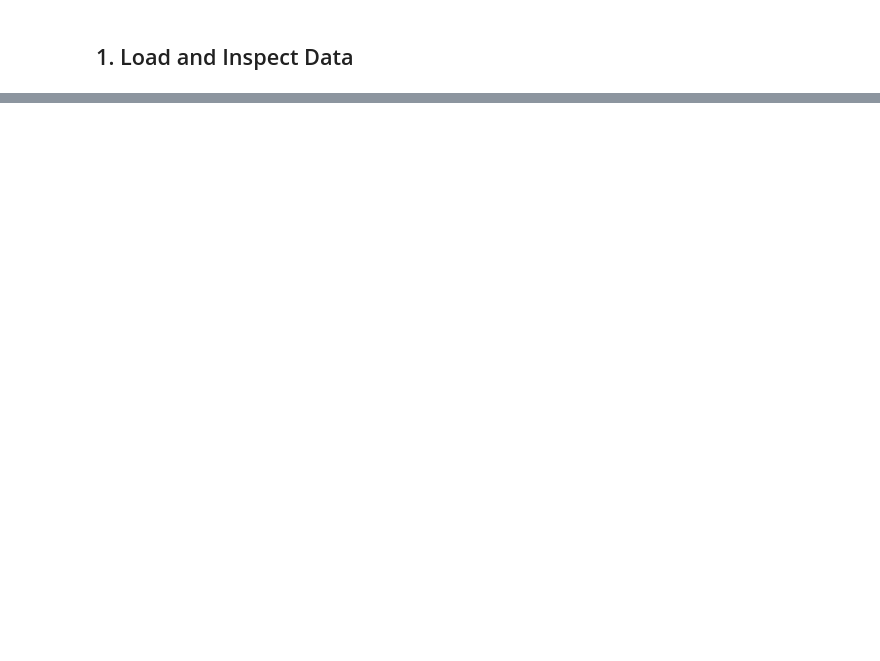
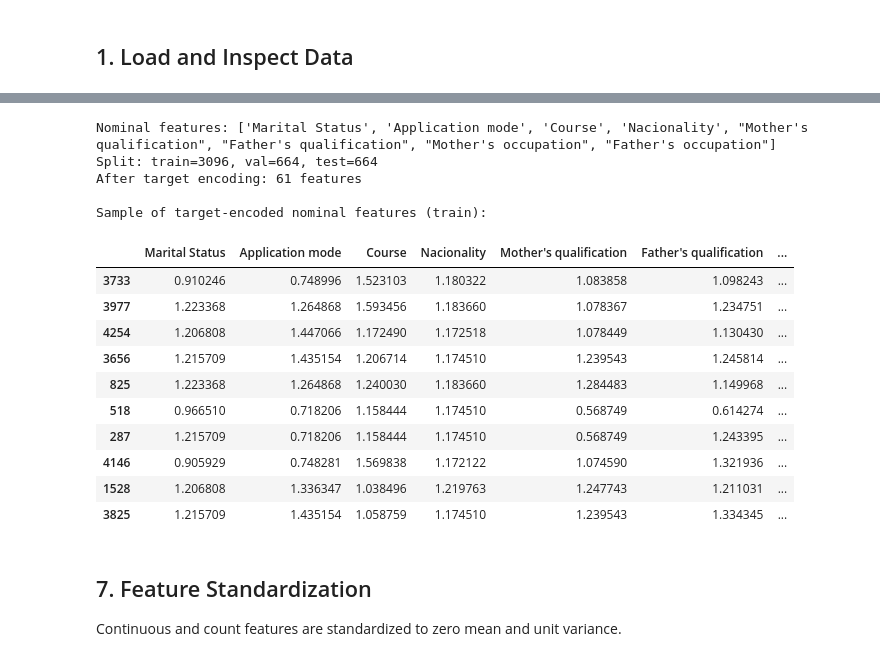
Before and after one commit to pheonix2006/dsaa2011_machine_learning, a Jupyter notebook: notebooks/01_data_preprocessing.ipynb, the cells around one changed output, grey strips where cells are left out. Cells and saved outputs as stored; diff of their text form; code cells hidden in the pictures; blank space fills up the shorter version.

```diff
--- a/notebooks/01_data_preprocessing.ipynb
+++ b/notebooks/01_data_preprocessing.ipynb
@@ -478,0 +346,56 @@ Test saved: features_engineered_test.csv (885 samples)
+# %%
+# Columns to target-encode (high cardinality nominals)
+print(f"Nominal features: {nominal_features}")
+
+from sklearn.model_selection import train_test_split
+from src.feature_engineering import apply_target_encoding_oof, target_encode_column
+
+# Step 1: split into 85% temp + 15% test first
+X_train_val_raw, X_test_raw, y_train_val, y_test = train_test_split(
+    X_full_eng, y, test_size=0.15, random_state=42, stratify=y
+)
+# Step 2: split temp into 70% train + 15% val
+val_ratio = 0.15 / 0.85
+X_train_raw, X_val_raw, y_train, y_val = train_test_split(
+    X_train_val_raw, y_train_val, test_size=val_ratio, random_state=42, stratify=y_train_val
+)
+print(f'Split: train={X_train_raw.shape[0]}, val={X_val_raw.shape[0]}, test={X_test_raw.shape[0]}')
+
+# Step 2: OOF target encoding for train (avoids leakage), full mean on val and test
+X_train_te, X_test_te = apply_target_encoding_oof(
+    X_train_raw, X_test_raw, y_train,
+    columns=nominal_features, n_folds=5, smoothing=10.0
+)
+# Encode val using full training mean
+X_val_te = X_val_raw.copy()
+for col in nominal_features:
+    if col not in X_val_te.columns:
+        continue
+    _, val_enc = target_encode_column(X_train_raw[col], X_val_raw[col], y_train, smoothing=10.0)
+    X_val_te[col] = val_enc.values
+print(f'After target encoding: {X_train_te.shape[1]} features')
+
+# Print nominal features samples after encoding
+print("\nSample of target-encoded nominal features (train):")
+display(X_train_te[nominal_features].head(10))
+# %% [output]
+Nominal features: ['Marital Status', 'Application mode', 'Course', 'Nacionality', "Mother's qualification", "Father's qualification", "Mother's occupation", "Father's occupation"]
+Split: train=3096, val=664, test=664
+After target encoding: 61 features
+
+Sample of target-encoded nominal features (train):
+|  | Marital Status | Application mode | Course | Nacionality | Mother's qualification | Father's qualification | ... |
+| 3733 | 0.910246 | 0.748996 | 1.523103 | 1.180322 | 1.083858 | 1.098243 | ... |
+| 3977 | 1.223368 | 1.264868 | 1.593456 | 1.183660 | 1.078367 | 1.234751 | ... |
+| 4254 | 1.206808 | 1.447066 | 1.172490 | 1.172518 | 1.078449 | 1.130430 | ... |
+| 3656 | 1.215709 | 1.435154 | 1.206714 | 1.174510 | 1.239543 | 1.245814 | ... |
+| 825 | 1.223368 | 1.264868 | 1.240030 | 1.183660 | 1.284483 | 1.149968 | ... |
+| 518 | 0.966510 | 0.718206 | 1.158444 | 1.174510 | 0.568749 | 0.614274 | ... |
+| 287 | 1.215709 | 0.718206 | 1.158444 | 1.174510 | 0.568749 | 1.243395 | ... |
+| 4146 | 0.905929 | 0.748281 | 1.569838 | 1.172122 | 1.074590 | 1.321936 | ... |
+| 1528 | 1.206808 | 1.336347 | 1.038496 | 1.219763 | 1.247743 | 1.211031 | ... |
+| 3825 | 1.215709 | 1.435154 | 1.058759 | 1.174510 | 1.239543 | 1.334345 | ... |
+# %% [markdown]
+## 7. Feature Standardization
+
+Continuous and count features are standardized to zero mean and unit variance.
```
Also changed, not shown: parts of 59 cells of this notebook, 17 other files.
